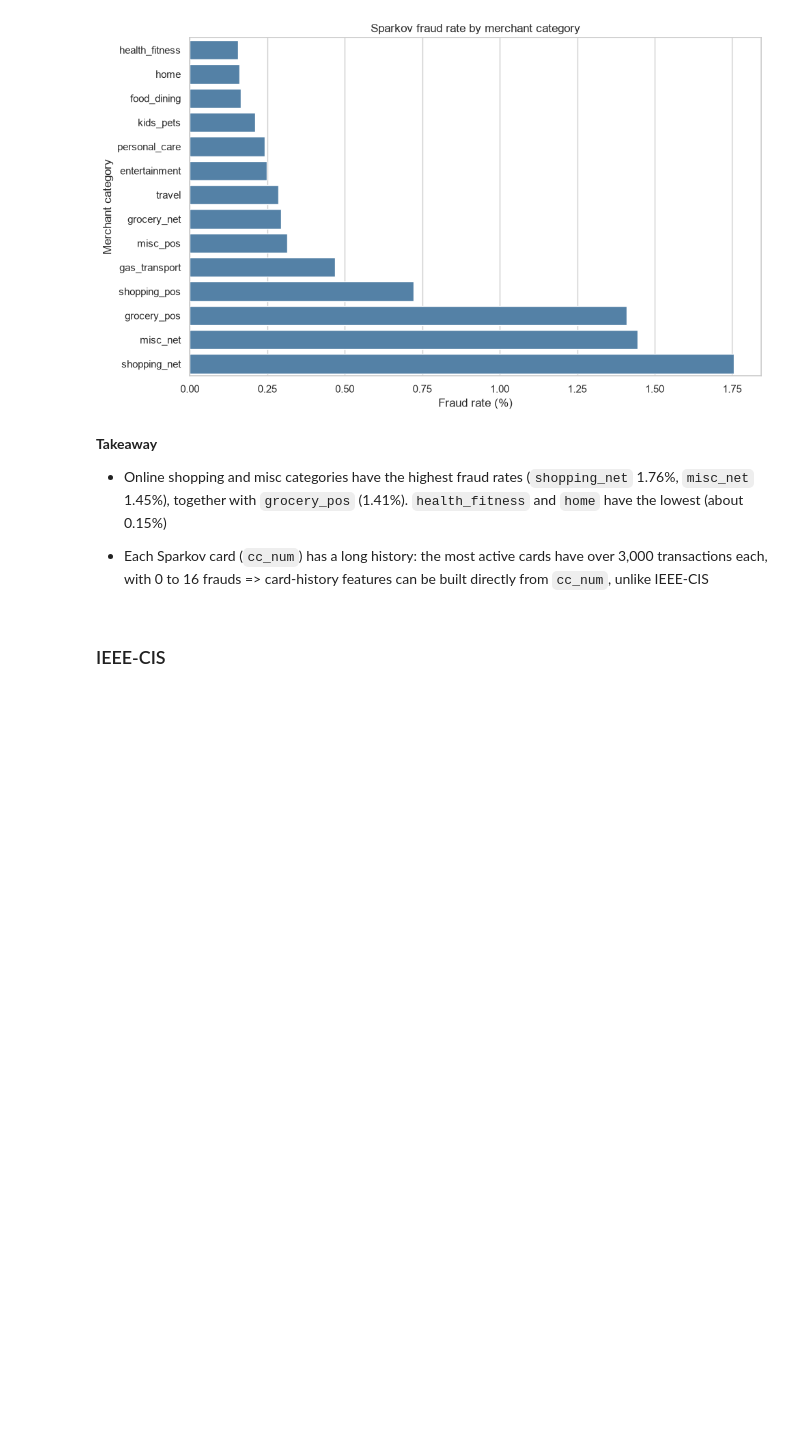
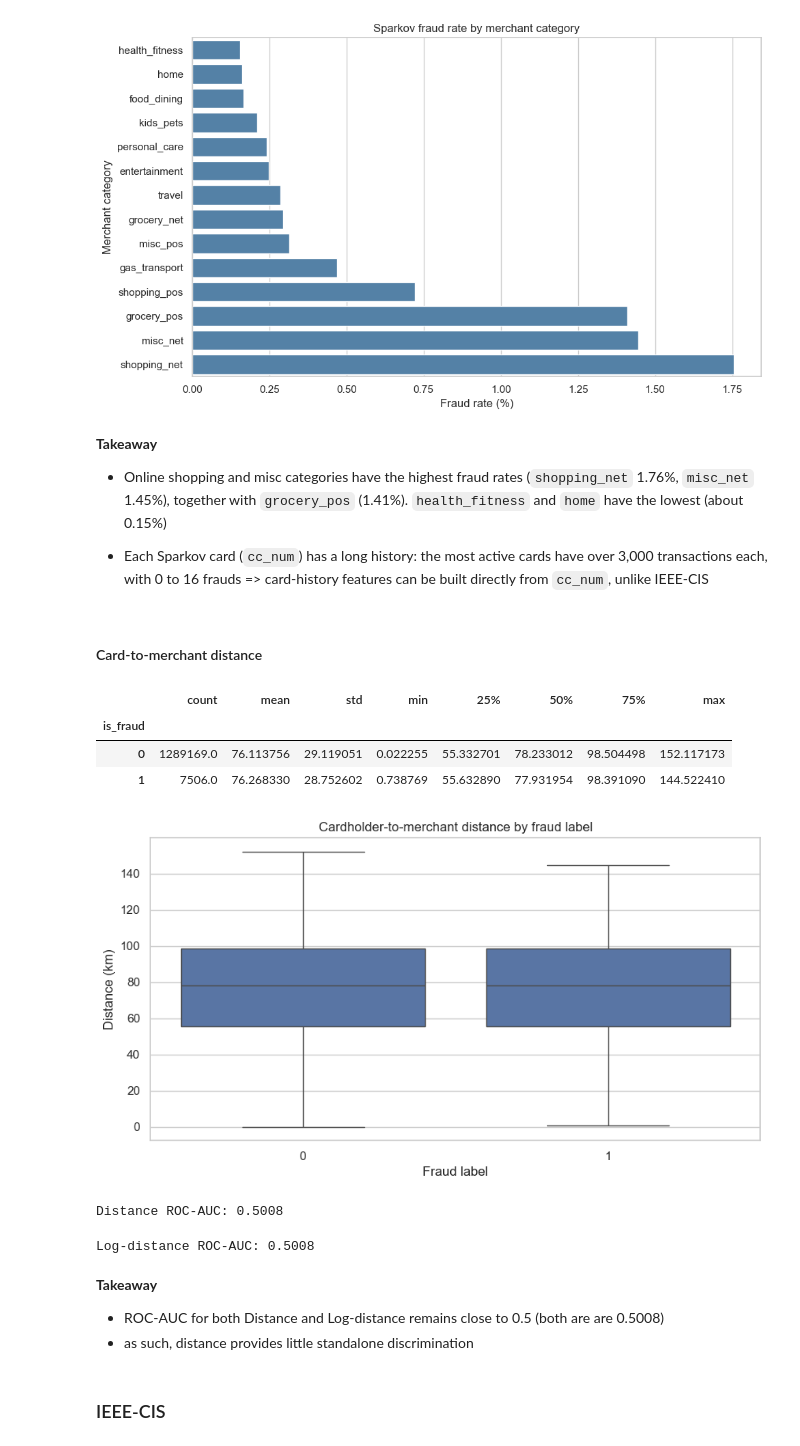
Before and after one commit to xman666888/bt4012-credit-card-fraud, a Jupyter notebook: notebooks/02_exploratory_analysis.ipynb, the cells around one changed output. Cells and saved outputs as stored; diff of their text form; code cells hidden in the pictures; blank space fills up the shorter version.

Commit message:
add distance analysis

```diff
--- a/notebooks/02_exploratory_analysis.ipynb
+++ b/notebooks/02_exploratory_analysis.ipynb
@@ -183,6 +185,81 @@ display(card_activity.sort_values("transactions", ascending=False).head(15))
 - Online shopping and misc categories have the highest fraud rates (`shopping_net` 1.76%, `misc_net` 1.45%), together with `grocery_pos` (1.41%). `health_fitness` and `home` have the lowest (about 0.15%)
 
 - Each Sparkov card (`cc_num`) has a long history: the most active cards have over 3,000 transactions each, with 0 to 16 frauds => card-history features can be built directly from `cc_num`, unlike IEEE-CIS
+# %% [markdown]
+#### Card-to-merchant distance
+# %%
+geo = sparkov.copy()
+
+lat1 = np.radians(geo["lat"])
+lon1 = np.radians(geo["long"])
+lat2 = np.radians(geo["merch_lat"])
+lon2 = np.radians(geo["merch_long"])
+
+dlat = lat2 - lat1
+dlon = lon2 - lon1
+
+a = (
+    np.sin(dlat / 2) ** 2
+    + np.cos(lat1)
+    * np.cos(lat2)
+    * np.sin(dlon / 2) ** 2
+)
+
+geo["card_merchant_distance_km"] = (
+    6371 * 2 * np.arcsin(np.sqrt(a))
+)
+
+display(
+    geo.groupby("is_fraud")["card_merchant_distance_km"]
+    .describe()
+)
+# %% [output]
+|  | count | mean | std | min | 25% | 50% | 75% | max |
+| is_fraud |  |  |  |  |  |  |  |  |
+| 0 | 1289169.0 | 76.113756 | 29.119051 | 0.022255 | 55.332701 | 78.233012 | 98.504498 | 152.117173 |
+| 1 | 7506.0 | 76.268330 | 28.752602 | 0.738769 | 55.632890 | 77.931954 | 98.391090 | 144.522410 |
+# %%
+plt.figure(figsize=(10, 5))
+
+sns.boxplot(
+    data=geo,
+    x="is_fraud",
+    y="card_merchant_distance_km",
+    showfliers=False
+)
+
+plt.title("Cardholder-to-merchant distance by fraud label")
+plt.xlabel("Fraud label")
+plt.ylabel("Distance (km)")
+plt.show()
+# %% [output]
+[figure, added]
+# %%
+distance_auc = roc_auc_score(
+    geo["is_fraud"],
+    geo["card_merchant_distance_km"]
+)
+
+print(f"Distance ROC-AUC: {distance_auc:.4f}")
+# %% [output]
+Distance ROC-AUC: 0.5008
+# %%
+geo["distance_log1p"] = np.log1p(
+    geo["card_merchant_distance_km"]
+)
+
+distance_log_auc = roc_auc_score(
+    geo["is_fraud"],
+    geo["distance_log1p"]
+)
+
+print(f"Log-distance ROC-AUC: {distance_log_auc:.4f}")
+# %% [output]
+Log-distance ROC-AUC: 0.5008
+# %% [markdown]
+**Takeaway**
+* ROC-AUC for both Distance and Log-distance remains close to 0.5 (both are are 0.5008)
+* as such, distance provides little standalone discrimination
 # %% [markdown]
 ### IEEE-CIS
 # %% [markdown]
```
Also changed, not shown: parts of 5 cells of this notebook.
